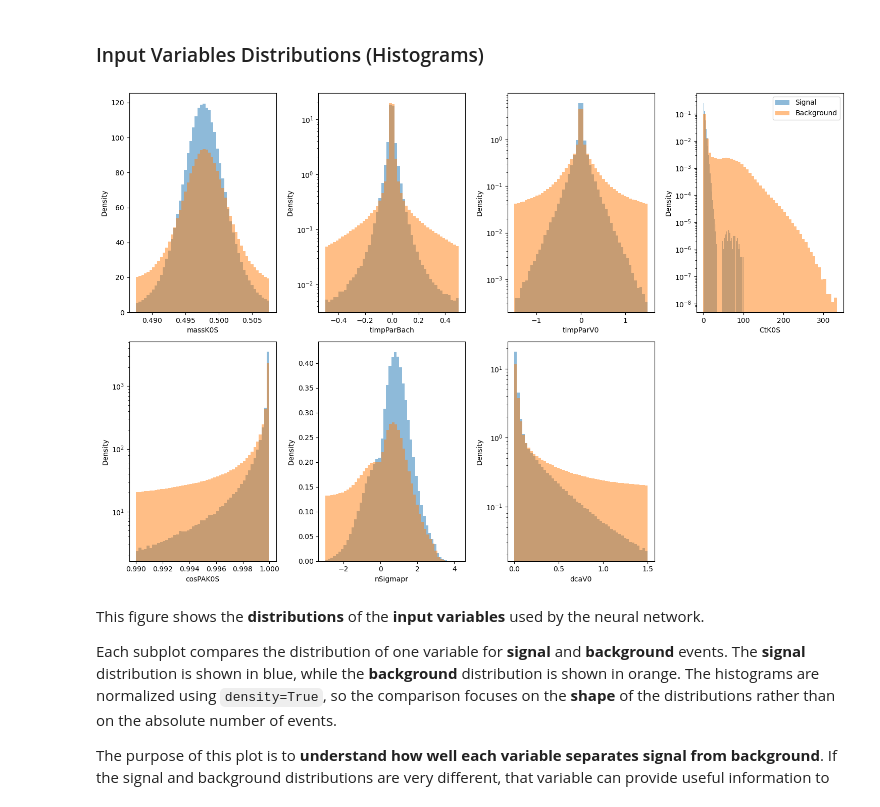
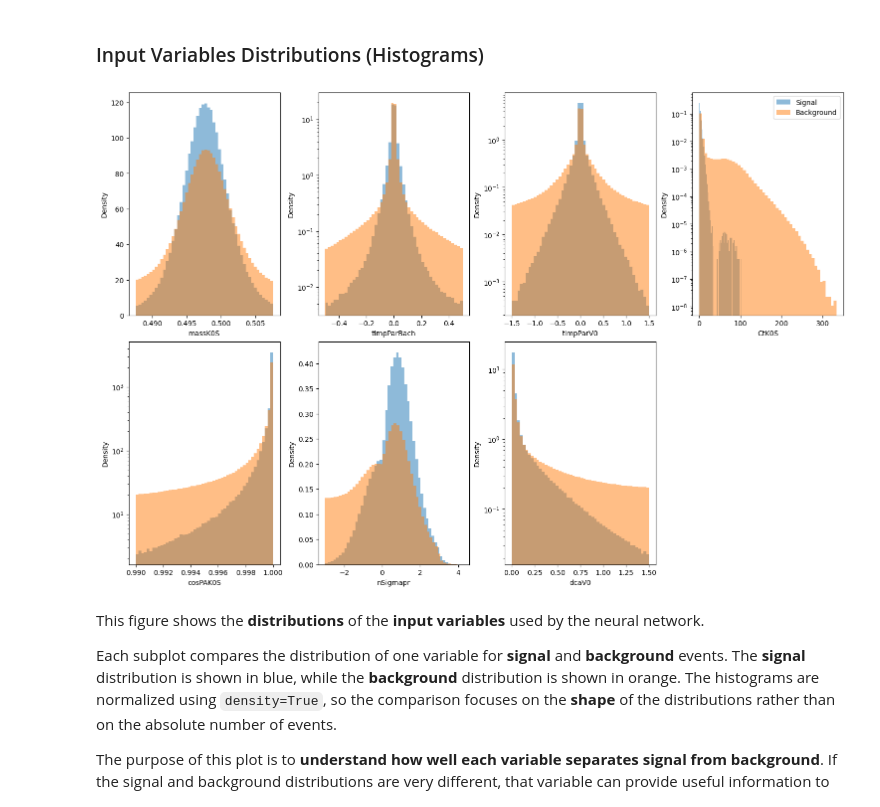
Before and after one commit to giopedro92/advanced-programming-project, a Jupyter notebook: NN.ipynb, the cells around one changed output. Drawn from its saved outputs; the diff is of its cells as text; code cells hidden in the pictures.

```diff
--- a/NN.ipynb
+++ b/NN.ipynb
@@ -191,7 +182,8 @@ dcaV0_bkg_np       = dcaV0_bkg.to_numpy()
 ### Input Variables Distributions (Histograms)
 # %%
 # Plotting the histogram for all the variables
-plt.figure(figsize=(15, 10))
+plt.figure(figsize=(15, 10),
+           layout="constrained")
 
 
 plt.subplot(2, 4, 1)
@@ -227,35 +219,39 @@ plt.legend()
 
 plt.subplot(2, 4, 5)
 plt.hist(cosPAK0S_sig, bins=50, alpha=0.5, density=True, label='Signal')
 plt.hist(cosPAK0S_bkg, bins=50, alpha=0.5, density=True, label='Background')
 plt.xlabel('cosPAK0S')
 plt.ylabel('Density')
 plt.yscale('log')
 #plt.legend()
 
 plt.subplot(2, 4, 6)
 plt.hist(nSigmapr_sig, bins=50, alpha=0.5, density=True, label='Signal')
 plt.hist(nSigmapr_bkg, bins=50, alpha=0.5, density=True, label='Background')
 plt.xlabel('nSigmapr')
 plt.ylabel('Density')
 #plt.legend()
 
 plt.subplot(2, 4, 7)
 plt.hist(dcaV0_sig, bins=50, alpha=0.5, density=True, label='Signal')
 plt.hist(dcaV0_bkg, bins=50, alpha=0.5, density=True, label='Background')
 plt.xlabel('dcaV0')
 plt.ylabel('Density')
 plt.yscale('log')
 #plt.legend()
 
 
+# plt.tight_layout()
 # Saves figure on the file
 plt.savefig(os.path.join(output_folder,
                          "vars_histogram.pdf"))
-plt.tight_layout()
+plt.savefig(os.path.join(output_folder,
+                         "vars_histogram.svg"))
+plt.savefig(os.path.join(output_folder,
+                         "vars_histogram.png"))
 plt.show()
 # %% [output]
-[figure, old version]
+[figure, new version]
 # %% [markdown]
 This figure shows the **distributions** of the **input variables** used by the neural network.
 
```
Also changed, not shown: parts of 28 cells of this notebook.
